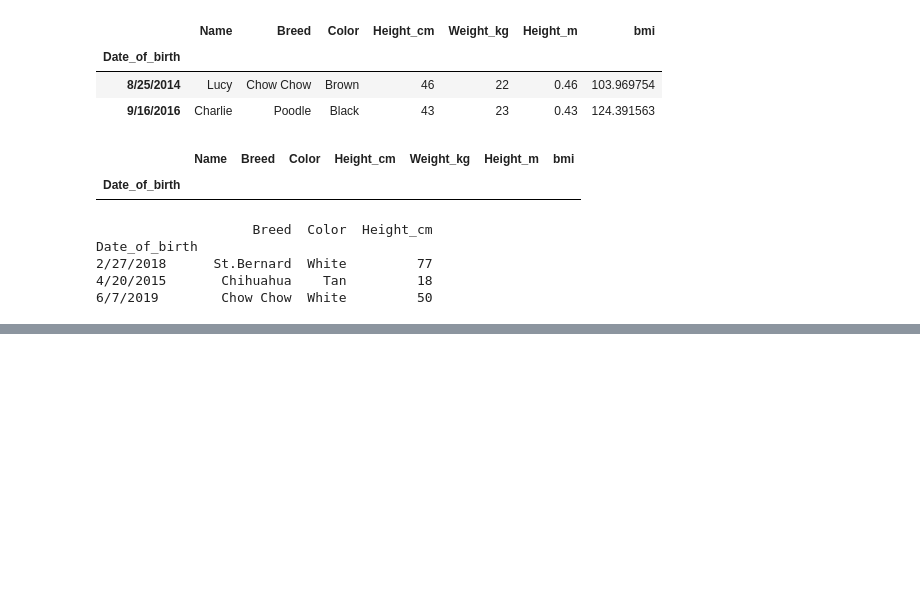
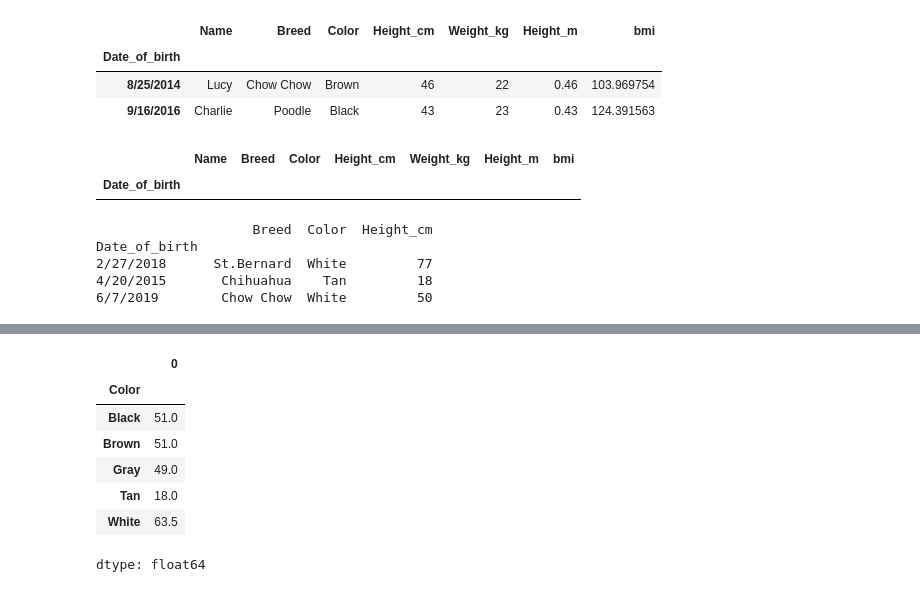
Before and after one commit to Syeda-Eman/40-days-of-Python, a Jupyter notebook: Day_22.ipynb, the cells around one changed output, grey strips where cells are left out. Cells and saved outputs as stored; diff of their text form; code cells hidden in the pictures; blank space fills up the shorter version.

```diff
--- a/Day_22.ipynb
+++ b/Day_22.ipynb
@@ -1023,0 +1048,12 @@ Date_of_birth
+# %%
+#the axis arg
+dogs_height_by_breed_vs_color.mean(axis="index")
+# %% [output]
+|  | 0 |
+| Color |  |
+| Black | 51.0 |
+| Brown | 51.0 |
+| Gray | 49.0 |
+| Tan | 18.0 |
+| White | 63.5 |
+dtype: float64
```
Also changed, not shown: parts of 4 cells of this notebook.
